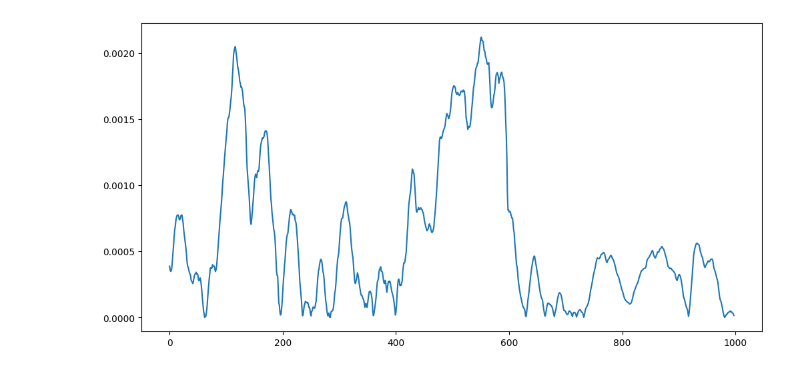
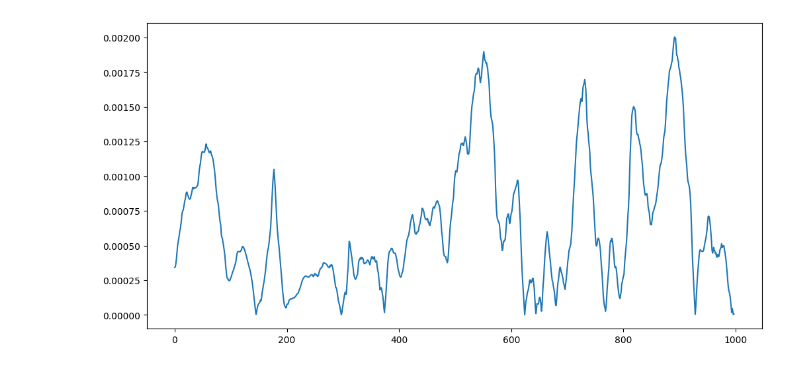
Before and after one commit to Rafiquzzaman420/Python-Trading-Robot, a Jupyter notebook: Backtester.ipynb, the cells around one changed output. Cells and saved outputs as stored; diff of their text form; code cells hidden in the pictures.

```diff
--- a/Backtester.ipynb
+++ b/Backtester.ipynb
@@ -1,24 +1,24 @@
 # %%
 from Functions import exponential_moving_average, initialization_check, price_data_frame
 import MetaTrader5 as meta
 from matplotlib import pyplot as plt
 
 bars = 1000
 initialization_check()
-dataframe = price_data_frame('EURUSD', meta.TIMEFRAME_M1, bars)
+dataframe = price_data_frame('EURUSDm', meta.TIMEFRAME_M1, bars)
 exponential_moving_average(dataframe)
 fast = []
 slow = []
 diff = []
 for i in reversed(range(bars - 1)):
     fast.append(dataframe.at[i, 'Fast_EMA'])
     slow.append(dataframe.at[i, 'Slow_EMA'])
 
 for i in range(len(fast) - 1):
     diff.append(abs(fast[i] - slow[i]))
 
 plt.figure(figsize=(12,6))
 plt.plot(diff)
 plt.show()
 # %% [output]
-[figure, old version]
+[figure, new version]
```
Also changed, not shown: parts of 1 cell of this notebook, 3 other files.
